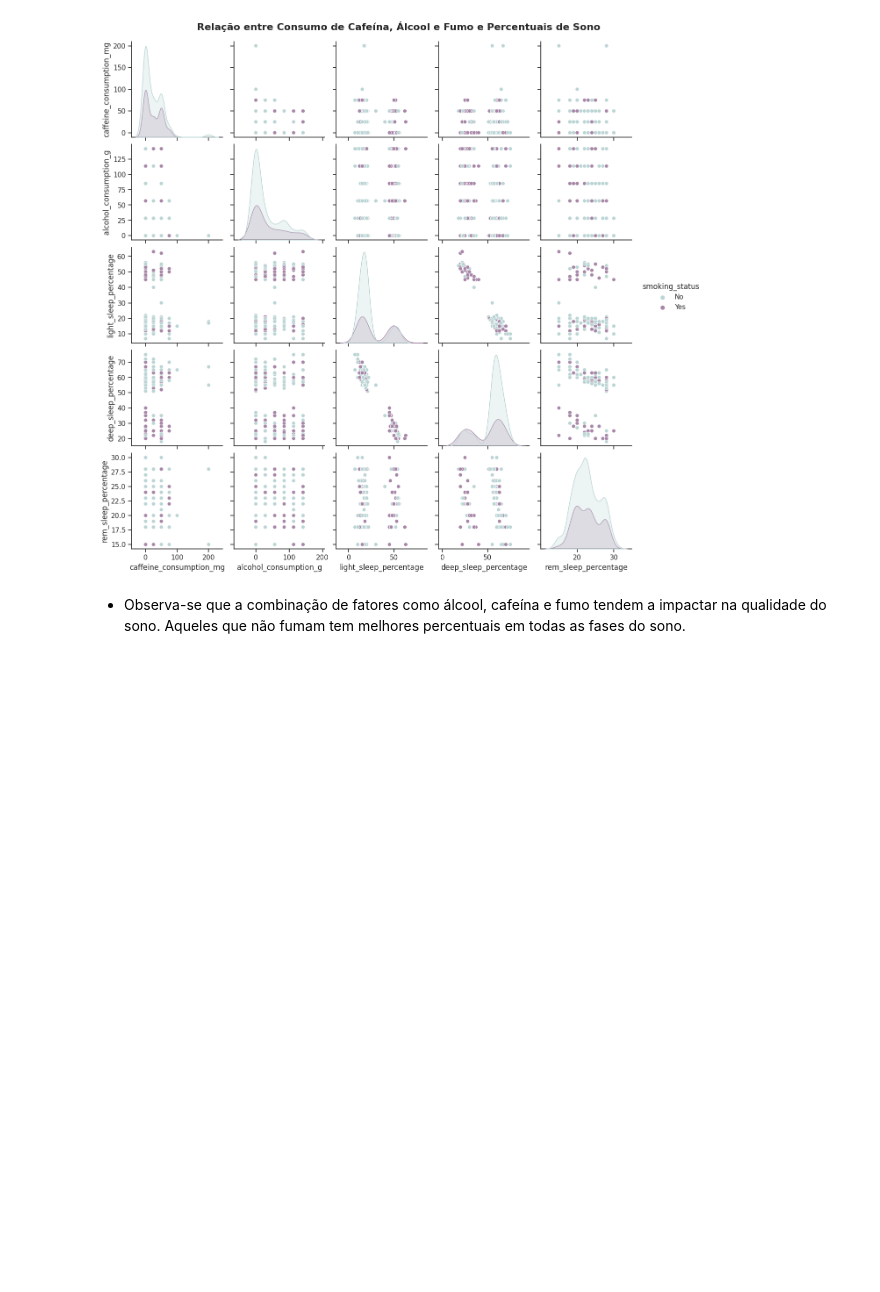
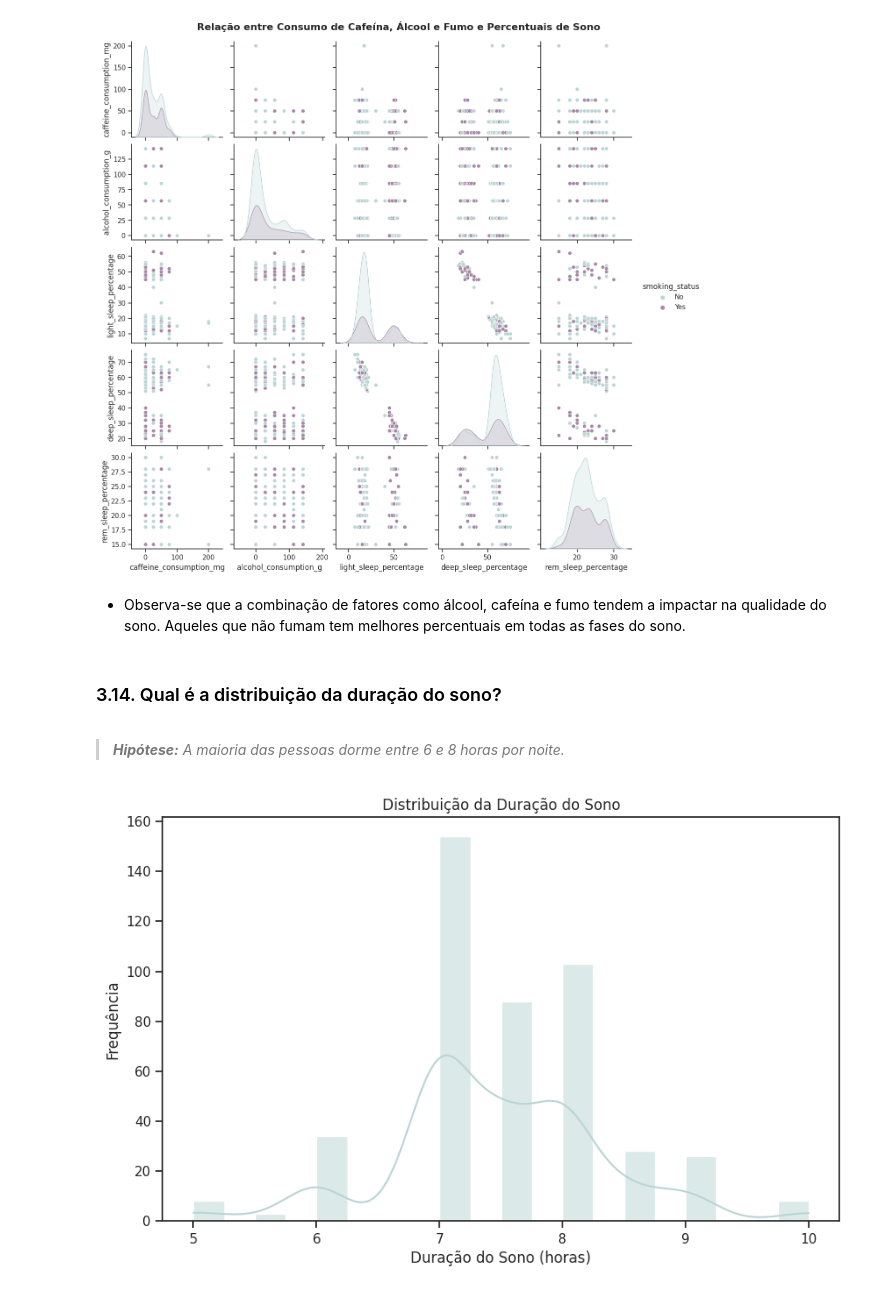
Before and after one commit to atlantico-academy/equipe1-2024.2, a Jupyter notebook: notebooks/01-exploratory_data_analysis.ipynb, the cells around one changed output. Cells and saved outputs as stored; diff of their text form; code cells hidden in the pictures; blank space fills up the shorter version.

```diff
--- a/notebooks/01-exploratory_data_analysis.ipynb
+++ b/notebooks/01-exploratory_data_analysis.ipynb
@@ -904,3 +916,19 @@ plt.show()
 [figure]
 # %% [markdown]
 * Observa-se que a combinação de fatores como álcool, cafeína e fumo tendem a impactar na qualidade do sono. Aqueles que não fumam tem melhores percentuais em todas as fases do sono.
+# %% [markdown]
+<div id='pergunta_14'><h3>3.14. Qual é a distribuição da duração do sono?</h3></div>
+# %% [markdown]
+>***Hipótese:*** *A maioria das pessoas dorme entre 6 e 8 horas por noite.*
+# %%
+# Qual é a distribuição da duração do sono?
+
+sleep_data = pd.read_csv('../data/raw/data.csv')
+plt.figure(figsize=(10, 6))
+sns.histplot(sleep_data['Sleep duration'], bins=20, kde=True)
+plt.title('Distribuição da Duração do Sono')
+plt.xlabel('Duração do Sono (horas)')
+plt.ylabel('Frequência')
+plt.show()
+# %% [output]
+[figure, added]
```
Also changed, not shown: parts of 19 cells of this notebook.
